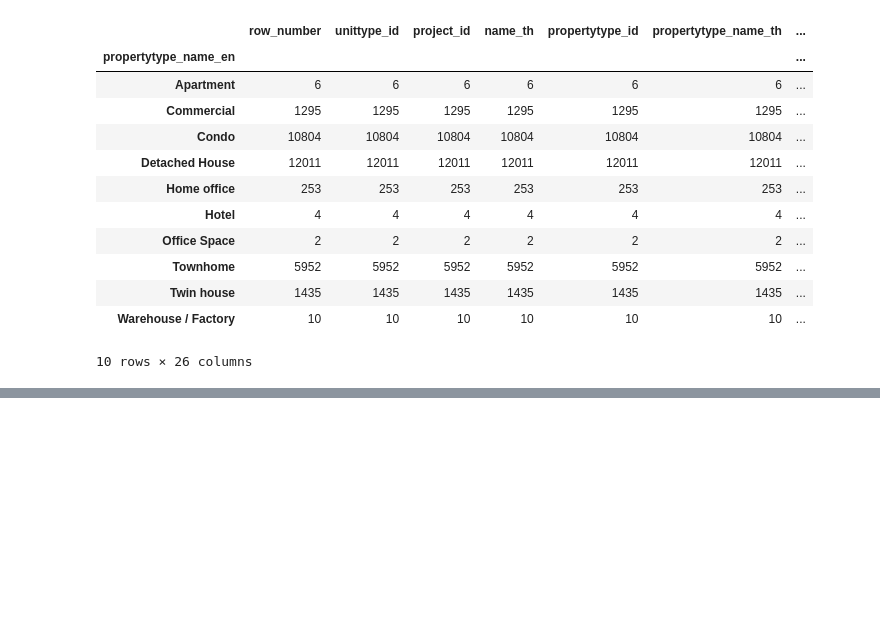
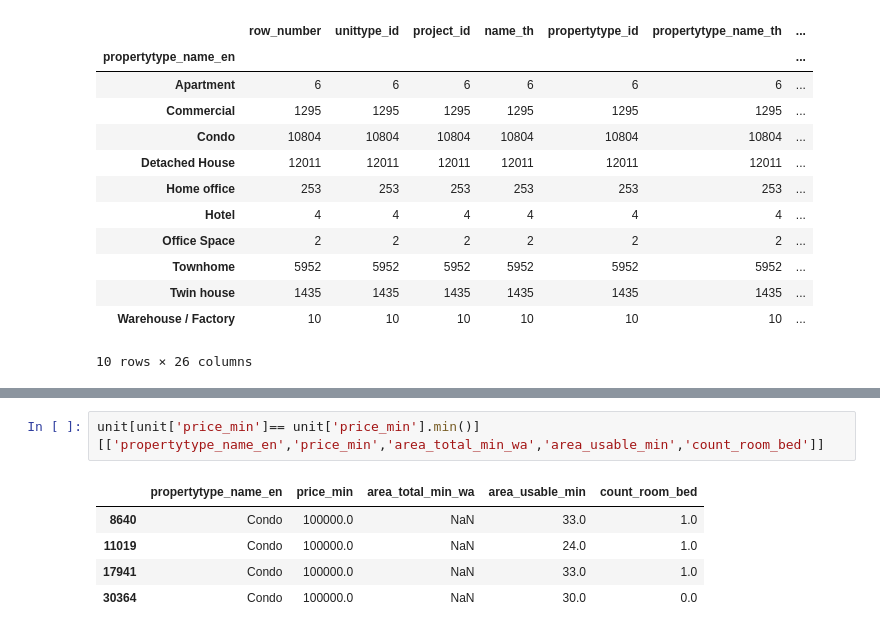
Before and after one commit to pornnakanok/BasicProg_DataViz65, a Jupyter notebook: pandas101.ipynb, the cells around one changed output, grey strips where cells are left out. Saved outputs shown, nothing was run; the diff lists cells and outputs as text; blank space fills up the shorter version.

```diff
--- a/pandas101.ipynb
+++ b/pandas101.ipynb
@@ -512,0 +609,8 @@ unit.groupby(['propertytype_name_en']).count()
+# %%
+unit[unit['price_min']== unit['price_min'].min()][['propertytype_name_en','price_min','area_total_min_wa','area_usable_min','count_room_bed']]
+# %% [output]
+|  | propertytype_name_en | price_min | area_total_min_wa | area_usable_min | count_room_bed |
+| 8640 | Condo | 100000.0 | NaN | 33.0 | 1.0 |
+| 11019 | Condo | 100000.0 | NaN | 24.0 | 1.0 |
+| 17941 | Condo | 100000.0 | NaN | 33.0 | 1.0 |
+| 30364 | Condo | 100000.0 | NaN | 30.0 | 0.0 |
```
Also changed, not shown: parts of 11 cells of this notebook.
